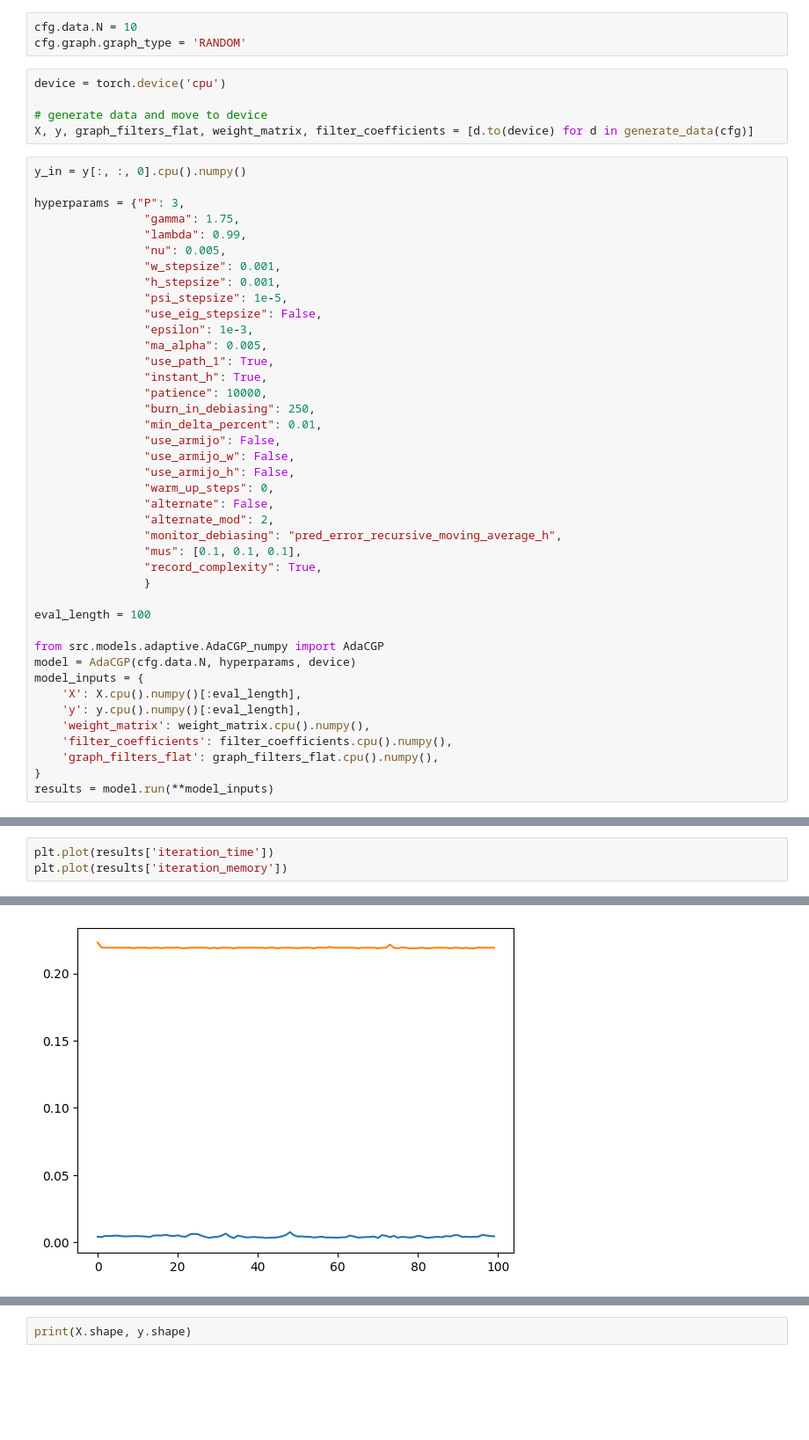
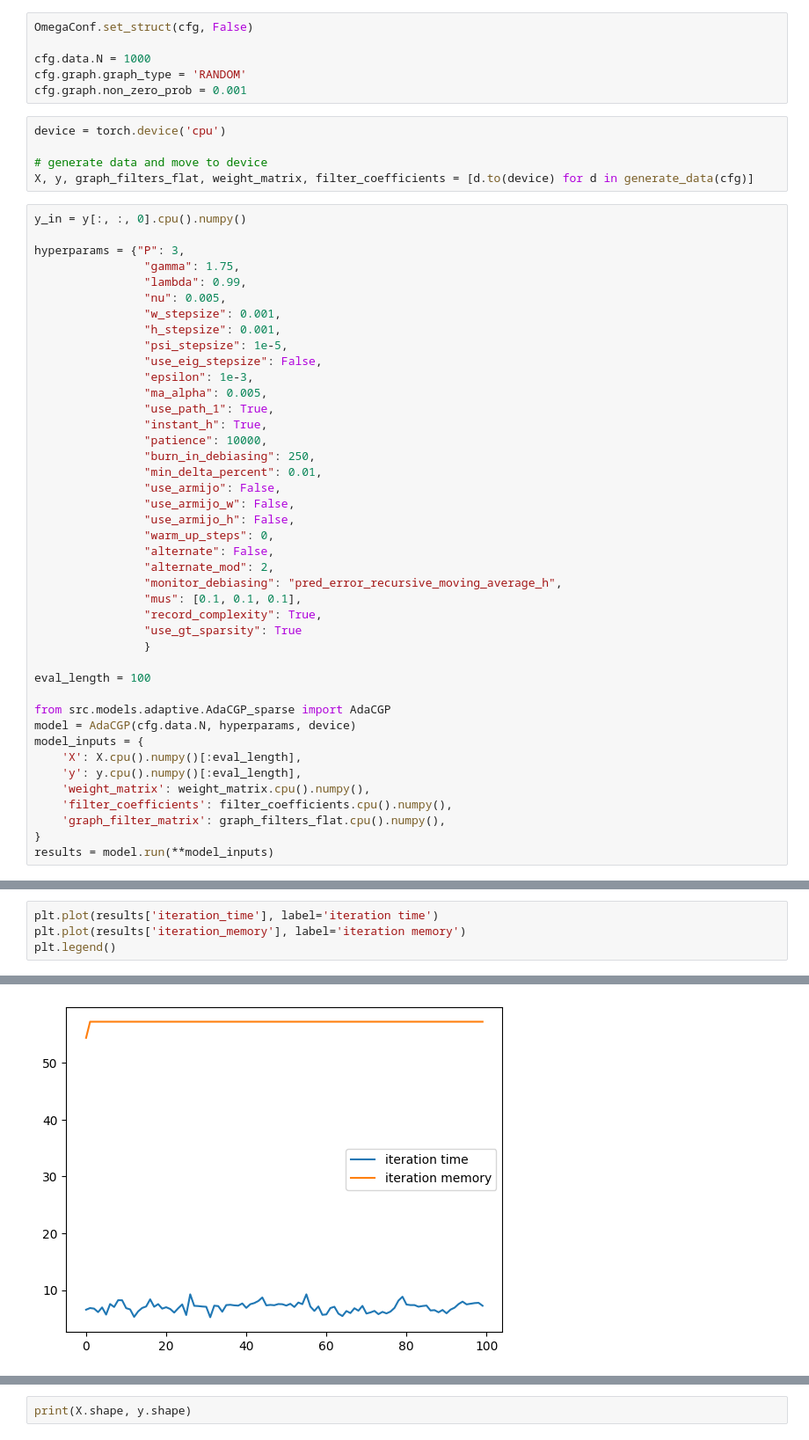
Before and after one commit to jenkins-alex/AdaCGP, a Jupyter notebook: implement.ipynb, the cells around one changed output, grey strips where cells are left out. Shown at 88% size. Drawn from its saved outputs; the diff is of its cells as text; blank space fills up the shorter version.

```diff
--- a/implement.ipynb
+++ b/implement.ipynb
@@ -13,8 +13,11 @@ with initialize(version_base=None, config_path="config", job_name="test_app"):
 
 torch.set_num_threads(1)
 # %%
-cfg.data.N = 10
+OmegaConf.set_struct(cfg, False)
+
+cfg.data.N = 1000
 cfg.graph.graph_type = 'RANDOM'
+cfg.graph.non_zero_prob = 0.001
 # %%
 device = torch.device('cpu')
 
@@ -47,17 +50,18 @@ hyperparams = {"P": 3,
                 "monitor_debiasing": "pred_error_recursive_moving_average_h",
                 "mus": [0.1, 0.1, 0.1],
                 "record_complexity": True,
+                "use_gt_sparsity": True
                 }
 
 eval_length = 100
 
-from src.models.adaptive.AdaCGP_numpy import AdaCGP
+from src.models.adaptive.AdaCGP_sparse import AdaCGP
 model = AdaCGP(cfg.data.N, hyperparams, device)
 model_inputs = {
     'X': X.cpu().numpy()[:eval_length],
     'y': y.cpu().numpy()[:eval_length],
     'weight_matrix': weight_matrix.cpu().numpy(),
     'filter_coefficients': filter_coefficients.cpu().numpy(),
-    'graph_filters_flat': graph_filters_flat.cpu().numpy(),
+    'graph_filter_matrix': graph_filters_flat.cpu().numpy(),
 }
 results = model.run(**model_inputs)
@@ -64,4 +70,5 @@ results = model.run(**model_inputs)
 # %%
-plt.plot(results['iteration_time'])
-plt.plot(results['iteration_memory'])
+plt.plot(results['iteration_time'], label='iteration time')
+plt.plot(results['iteration_memory'], label='iteration memory')
+plt.legend()
 # %% [output]
@@ -69 +76 @@ plt.plot(results['iteration_memory'])
-[figure, old version]
+[figure, new version]
```
Also changed, not shown: parts of 3 cells of this notebook, 26 other files.
